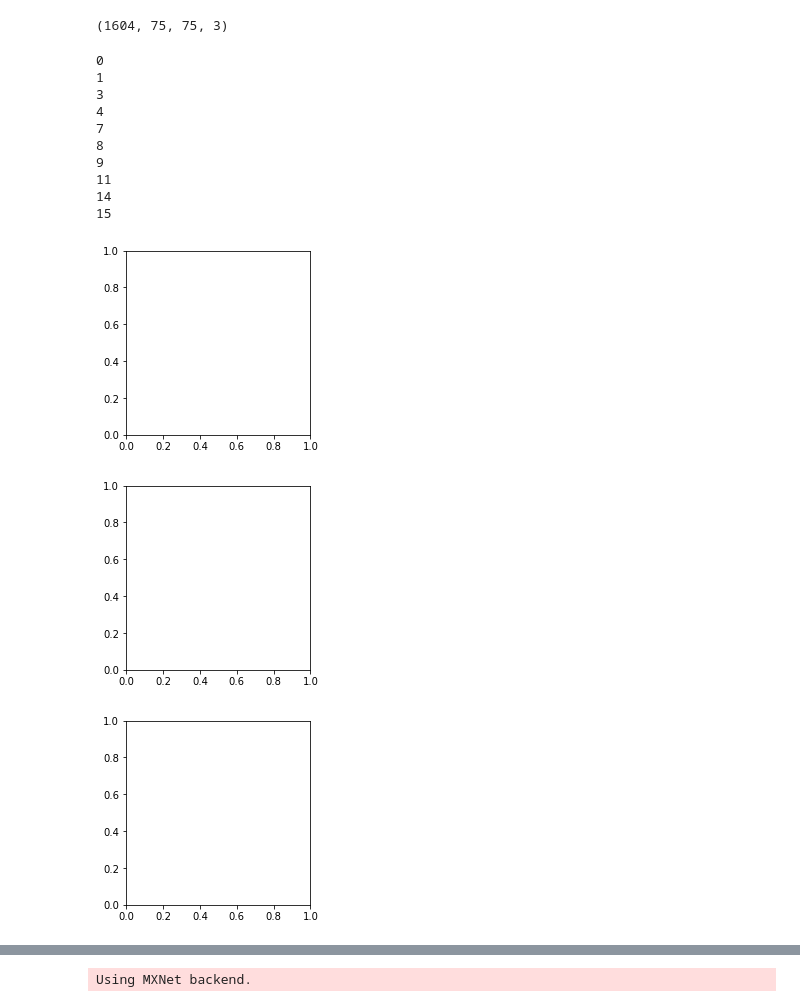
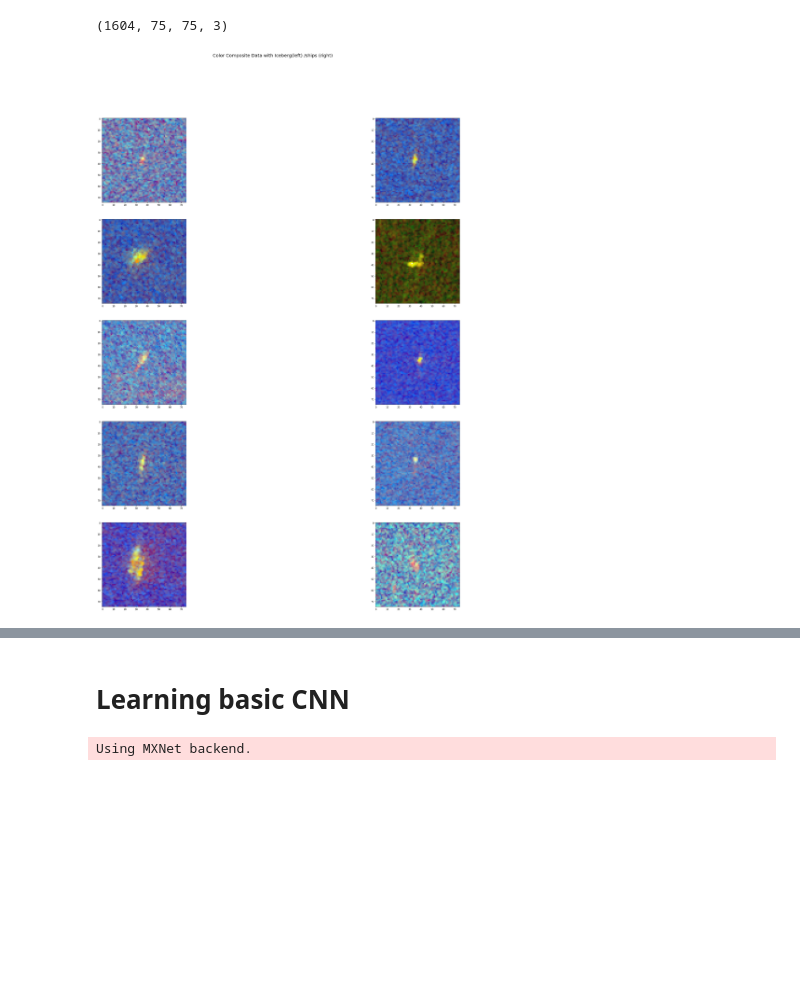
Before and after one commit to anotine10/udacity-capstone, a Jupyter notebook: capstone.ipynb, the cells around one changed output, grey strips where cells are left out. Saved outputs shown, nothing was run; the diff lists cells and outputs as text; code cells hidden in the pictures; blank space fills up the shorter version.

Commit message:
add image aumentation

```diff
--- a/capstone.ipynb
+++ b/capstone.ipynb
@@ -56,7 +56,12 @@ size_image = len(train_data.iloc[0]['band_1'])
 print("size of image in band_1: {}".format(size_image))
 width_image = int(np.sqrt(size_image))
 print("Shape of image: {}x{}".format(width_image, width_image))
-num_iceberg_in_train_data = train_data[train_data.is_iceberg == 1].shape[0]
+
+
+idx_iceberg_td = train_data["is_iceberg"] == 1
+idx_ship_td = train_data["is_iceberg"] == 0
+
+num_iceberg_in_train_data = train_data[idx_iceberg_td].shape[0]
 print("In train data: percentage of iceberg: {}".format(100 * num_iceberg_in_train_data / train_data.shape[0]))
 # %% [output]
 size of image in band_1: 5625
@@ -114,13 +100,13 @@ dtype: object
 # %%
 import matplotlib.pyplot as plt
 num_show = 10
-plt.figure(figsize=(40,40))
+fig = plt.figure(figsize=(40,40))
 for i in range(num_show):
     plt.subplot(num_show,2,2*i + 1)
     img = np.array(train_data[train_data.is_iceberg == 1].iloc[i]['band_1']).reshape(75,75)
     plt.imshow(img)
     plt.subplot(num_show,2,2*i + 2)
     img = np.array(train_data[train_data.is_iceberg == 1].iloc[i]['band_2']).reshape(75,75)
-    plt.imshow(img)
+    plt.imshow(img, 'spectral_r')
 plt.suptitle('Data with iceberg',fontsize=20)
 plt.show()
@@ -136,7 +120,7 @@ for i in range(num_show):
     plt.imshow(img)
     plt.subplot(num_show,2,2*i + 2)
     img = np.array(train_data[train_data.is_iceberg == 0].iloc[i]['band_2']).reshape(75,75)
-    plt.imshow(img)
+    plt.imshow(img, 'spectral_r')
 plt.suptitle('Data with ships',fontsize=20)
 plt.show()
 # %% [output]
@@ -164,24 +148,16 @@ rgb_train_data.shape
 (1604, 75, 75, 3)
 # %%
 import matplotlib.pyplot as plt
-num_show = 10
+num_show = 5
 plt.figure(figsize=(40,40))
 for i in range(num_show):
-    plt.subplot(num_show,1,i + 1)
-    plt.imshow(rgb_train_data[np.where(train_data.is_iceberg ==0)[0][i],:,:])
-plt.suptitle('Data with ship',fontsize=20)
+    plt.subplot(num_show,2,2*i + 1)
+    img = rgb_train_data[idx_iceberg_td][i]
+    plt.imshow(img)
+    plt.subplot(num_show,2,2*i + 1 + 1)
+    img = rgb_train_data[idx_ship_td][i]
+    plt.imshow(img)
+plt.suptitle('Color Composite Data with Iceberg(left) /ships (right)',fontsize=20)
 plt.show()
 # %% [output]
-0
-1
-3
-4
-7
-8
-9
-11
-14
-15
-[figure, old version]
+[figure, new version]
-[figure, removed]
-[figure, removed]
@@ -189,3 +164,5 @@ plt.show()
+# %% [markdown]
+# Learning basic CNN
 # %%
 import mxnet
 mxnet.__version__
```
Also changed, not shown: parts of 17 cells of this notebook.
